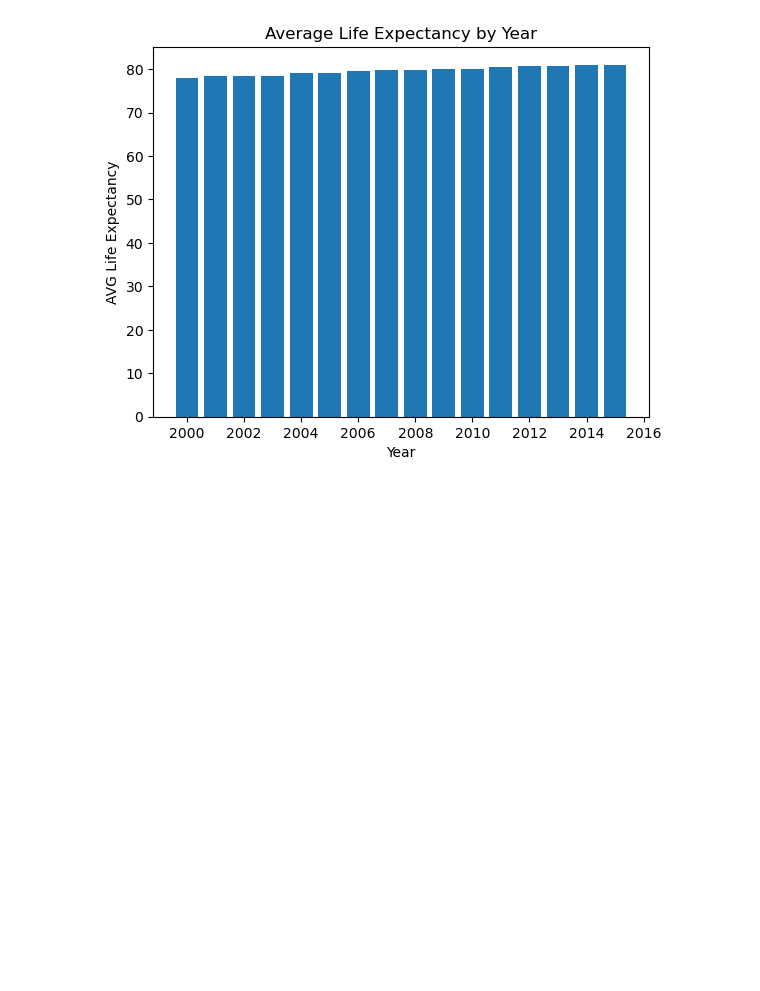
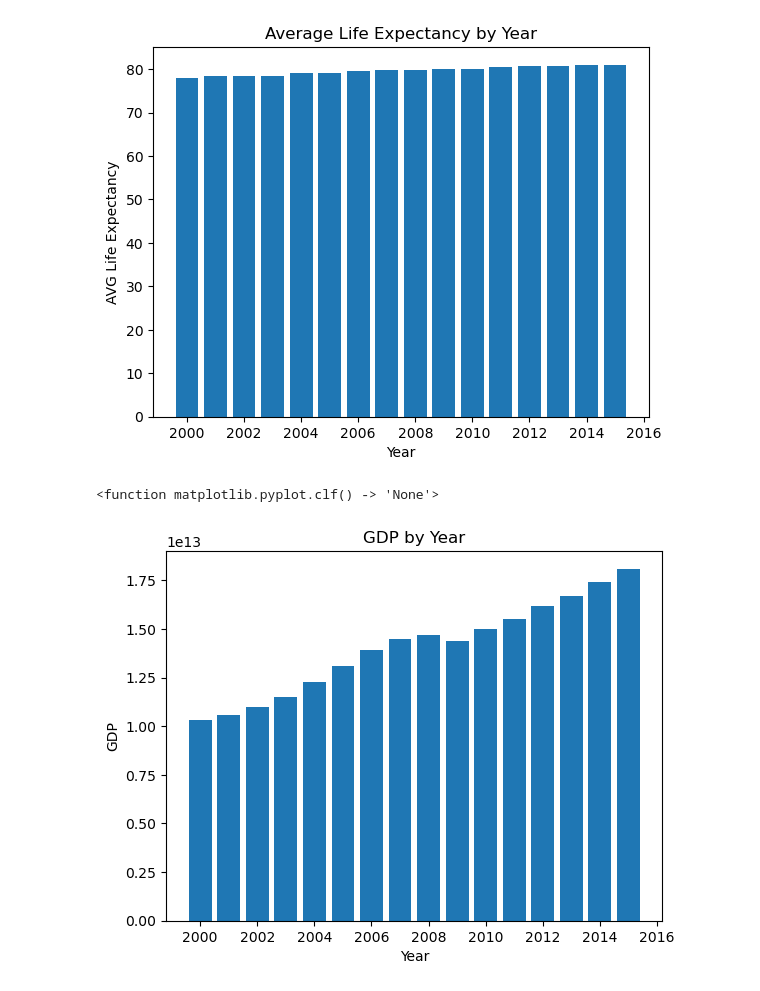
Before and after one commit to Bobbydra/Codecademy-Projects, a Jupyter notebook: Life-Expectancy-and-GDP-Starter/Life-Expectancy-and-GDP-Starter/life_expectancy_gdp.ipynb, the cells around one changed output. Cells and saved outputs as stored; diff of their text form; code cells hidden in the pictures; blank space fills up the shorter version.

```diff
--- a/Life-Expectancy-and-GDP-Starter/Life-Expectancy-and-GDP-Starter/life_expectancy_gdp.ipynb
+++ b/Life-Expectancy-and-GDP-Starter/Life-Expectancy-and-GDP-Starter/life_expectancy_gdp.ipynb
@@ -68,4 +96,15 @@ plt.clf
 # %% [output]
 <function matplotlib.pyplot.clf() -> 'None'>
 [figure]
+# %%
+# Average GDP by year
+plt.bar(leg.Year, leg["GDP"])
+plt.title("GDP by Year")
+plt.xlabel("Year")
+plt.ylabel("GDP")
+plt.show
+plt.clf
+# %% [output]
+<function matplotlib.pyplot.clf() -> 'None'>
+[figure, added]
 # %%
```
Also changed, not shown: parts of 8 cells of this notebook.
